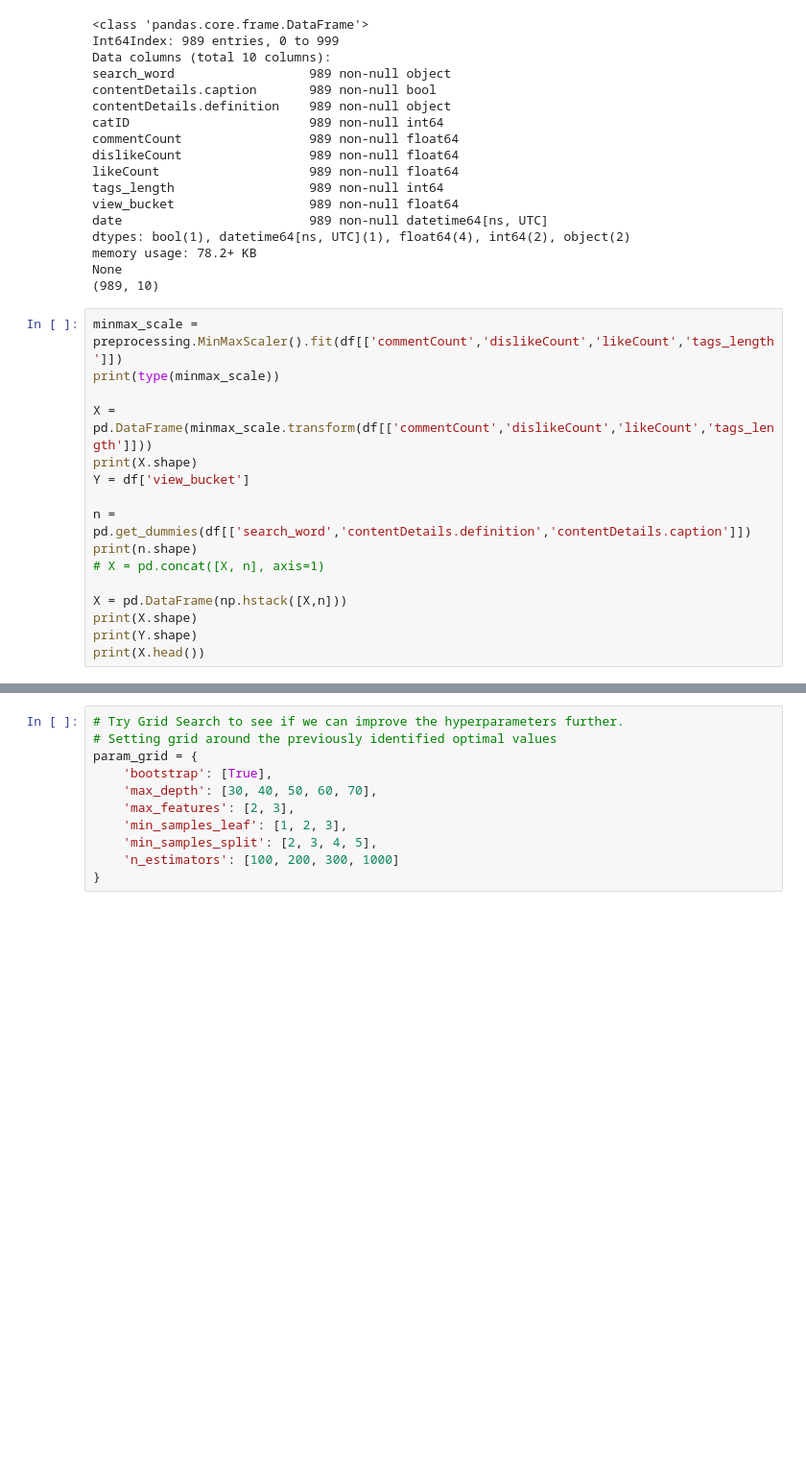
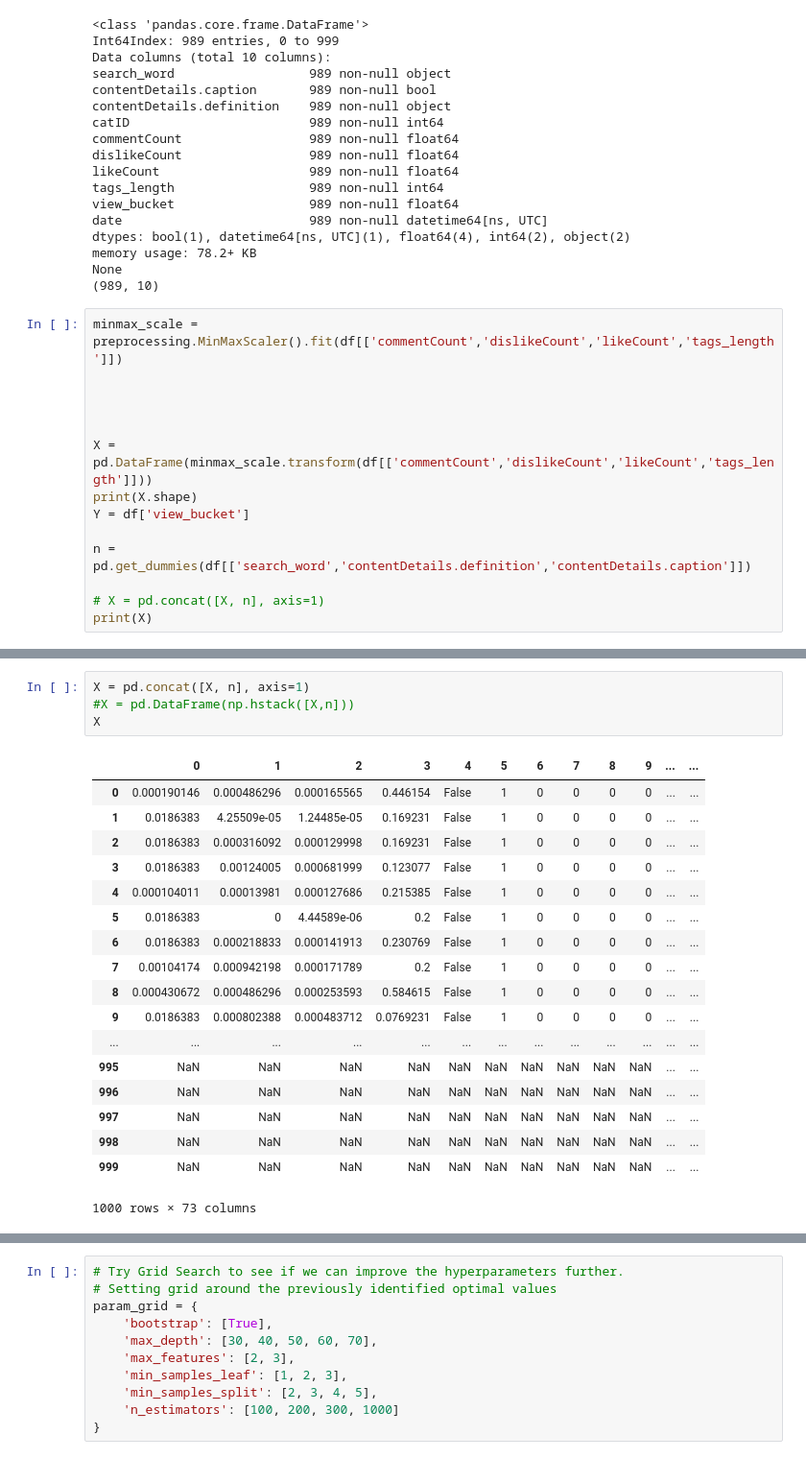
Before and after one commit to addiwei/Springboard, a Jupyter notebook: Capstone1/Youtube_Modeling.ipynb, the cells around one changed output, grey strips where cells are left out. Shown at 96% size. Cells and saved outputs as stored; diff of their text form; blank space fills up the shorter version.

```diff
--- a/Capstone1/Youtube_Modeling.ipynb
+++ b/Capstone1/Youtube_Modeling.ipynb
@@ -44,18 +44,16 @@ None
 (989, 10)
 # %%
 minmax_scale = preprocessing.MinMaxScaler().fit(df[['commentCount','dislikeCount','likeCount','tags_length']])
-print(type(minmax_scale))
+
+
+
 
 X = pd.DataFrame(minmax_scale.transform(df[['commentCount','dislikeCount','likeCount','tags_length']]))
 print(X.shape)
 Y = df['view_bucket']
 
 n = pd.get_dummies(df[['search_word','contentDetails.definition','contentDetails.caption']])
-print(n.shape)
+
 # X = pd.concat([X, n], axis=1)
-
-X = pd.DataFrame(np.hstack([X,n]))
-print(X.shape)
-print(Y.shape)
-print(X.head())
+print(X)
 # %% [output]
@@ -81,0 +77,23 @@ print(X.head())
+# %%
+X = pd.concat([X, n], axis=1)
+#X = pd.DataFrame(np.hstack([X,n]))
+X
+# %% [output]
+|  | 0 | 1 | 2 | 3 | 4 | 5 | 6 | 7 | 8 | 9 | ... | ... |
+| 0 | 0.000190146 | 0.000486296 | 0.000165565 | 0.446154 | False | 1 | 0 | 0 | 0 | 0 | ... | ... |
+| 1 | 0.0186383 | 4.25509e-05 | 1.24485e-05 | 0.169231 | False | 1 | 0 | 0 | 0 | 0 | ... | ... |
+| 2 | 0.0186383 | 0.000316092 | 0.000129998 | 0.169231 | False | 1 | 0 | 0 | 0 | 0 | ... | ... |
+| 3 | 0.0186383 | 0.00124005 | 0.000681999 | 0.123077 | False | 1 | 0 | 0 | 0 | 0 | ... | ... |
+| 4 | 0.000104011 | 0.00013981 | 0.000127686 | 0.215385 | False | 1 | 0 | 0 | 0 | 0 | ... | ... |
+| 5 | 0.0186383 | 0 | 4.44589e-06 | 0.2 | False | 1 | 0 | 0 | 0 | 0 | ... | ... |
+| 6 | 0.0186383 | 0.000218833 | 0.000141913 | 0.230769 | False | 1 | 0 | 0 | 0 | 0 | ... | ... |
+| 7 | 0.00104174 | 0.000942198 | 0.000171789 | 0.2 | False | 1 | 0 | 0 | 0 | 0 | ... | ... |
+| 8 | 0.000430672 | 0.000486296 | 0.000253593 | 0.584615 | False | 1 | 0 | 0 | 0 | 0 | ... | ... |
+| 9 | 0.0186383 | 0.000802388 | 0.000483712 | 0.0769231 | False | 1 | 0 | 0 | 0 | 0 | ... | ... |
+| ... | ... | ... | ... | ... | ... | ... | ... | ... | ... | ... | ... | ... |
+| 995 | NaN | NaN | NaN | NaN | NaN | NaN | NaN | NaN | NaN | NaN | ... | ... |
+| 996 | NaN | NaN | NaN | NaN | NaN | NaN | NaN | NaN | NaN | NaN | ... | ... |
+| 997 | NaN | NaN | NaN | NaN | NaN | NaN | NaN | NaN | NaN | NaN | ... | ... |
+| 998 | NaN | NaN | NaN | NaN | NaN | NaN | NaN | NaN | NaN | NaN | ... | ... |
+| 999 | NaN | NaN | NaN | NaN | NaN | NaN | NaN | NaN | NaN | NaN | ... | ... |
+1000 rows × 73 columns
```
Also changed, not shown: parts of 16 cells of this notebook.
